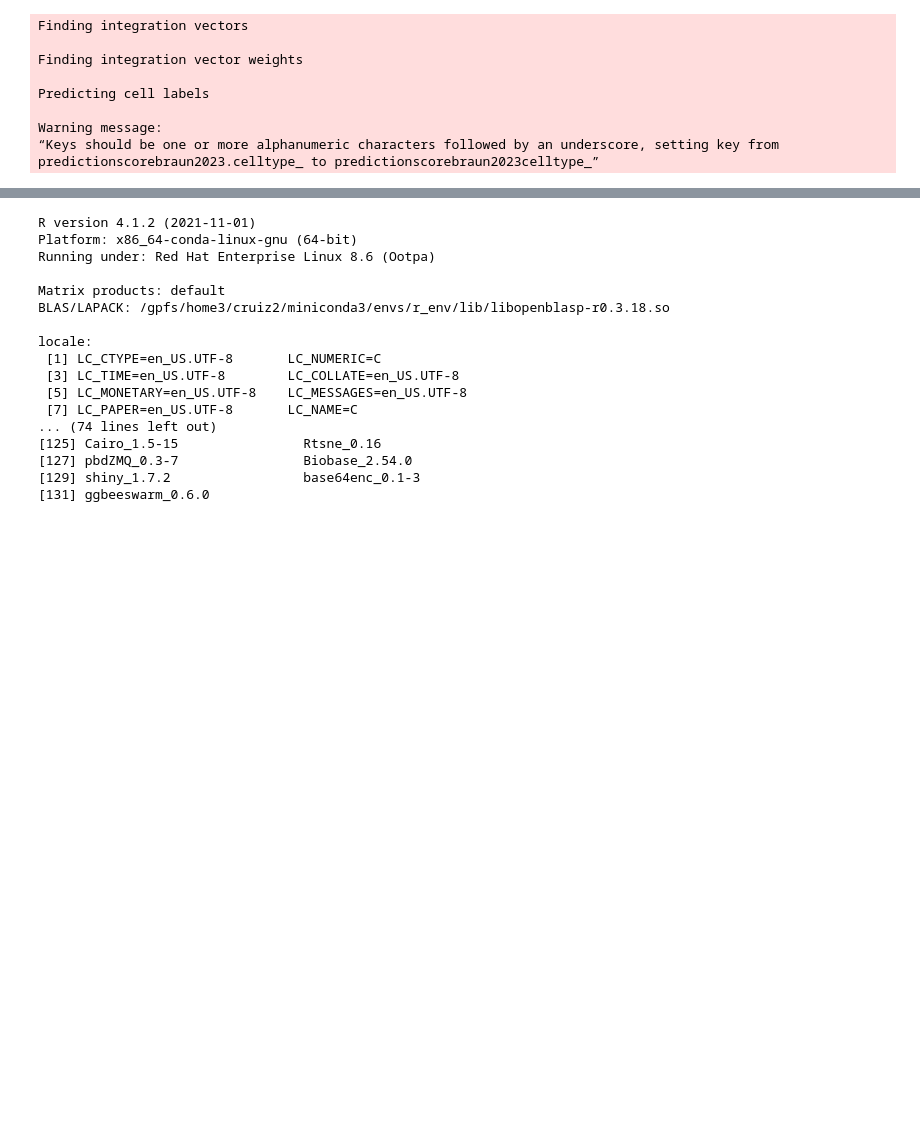
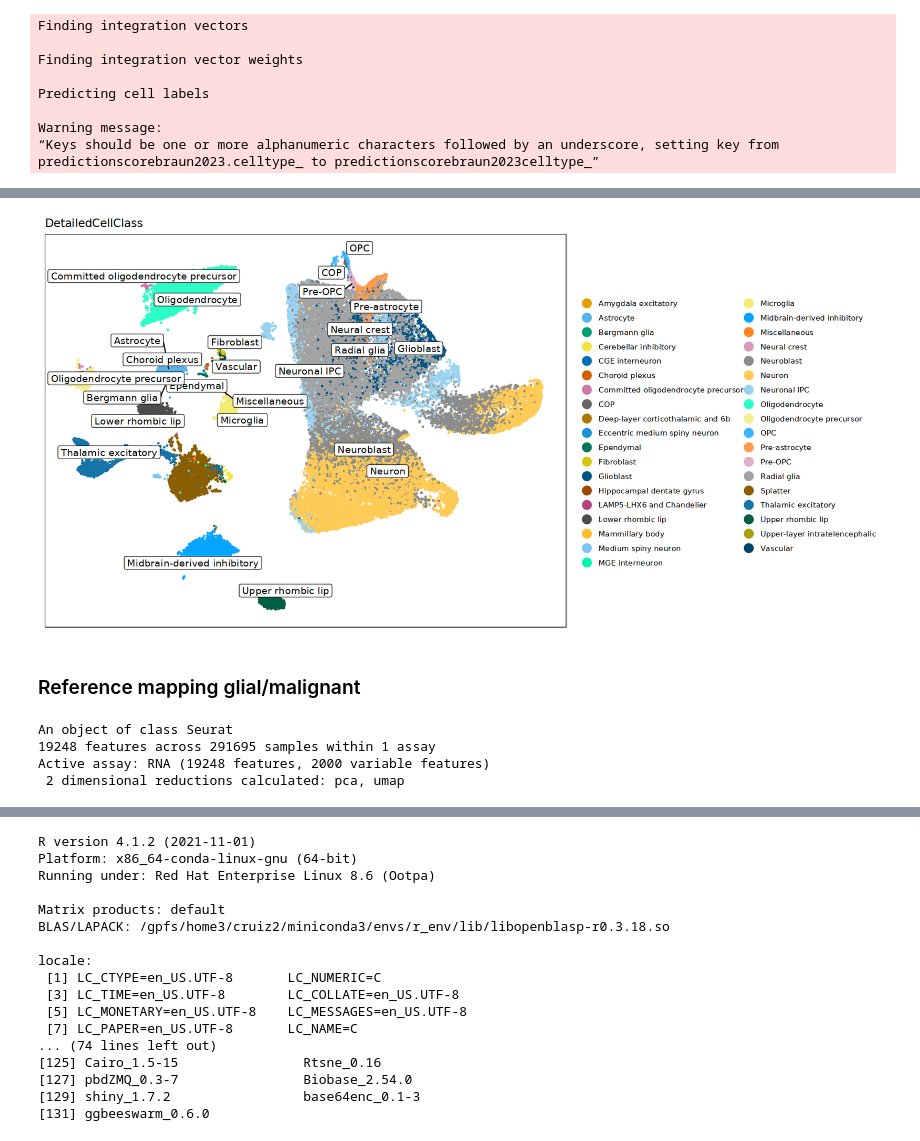
Before and after one commit to ccruizm/pHGGmap, a Jupyter notebook: 04_Malignant_cells/01_GEX/03d_reference_mapping_against_human_brain_development_atlases.ipynb, the cells around one changed output, grey strips where cells are left out. Drawn from its saved outputs; the diff is of its cells as text; code cells hidden in the pictures; blank space fills up the shorter version.

```diff
--- a/04_Malignant_cells/01_GEX/03d_reference_mapping_against_human_brain_development_atlases.ipynb
+++ b/04_Malignant_cells/01_GEX/03d_reference_mapping_against_human_brain_development_atlases.ipynb
@@ -625,0 +735,13 @@ saveRDS(dmg, '../data/predictions/malignant_rna_seurat_v4_predictions_Braun2023_
+# %%
+# Define the percentage of cells you want to subset (e.g., 30%)
+subset_percentage <- 0.2
+
+# Get the number of cells to subset
+num_cells_subset <- round(ncol(adult) * subset_percentage)
+
+# Randomly sample cell indices
+subset_indices <- sample(1:ncol(adult), num_cells_subset, replace = FALSE)
+
+# Use the subset function to subset the Seurat object
+adult <- subset(adult, cells = subset_indices)
+adult
@@ -625,0 +753,5 @@ saveRDS(dmg, '../data/predictions/malignant_rna_seurat_v4_predictions_Braun2023_
+# %%
+adult$DetailedCellClass <- adult$Supercluster
+# %%
+reference <- merge(fetal, adult, merge.data = FALSE)
+reference
@@ -625,0 +762,4 @@ saveRDS(dmg, '../data/predictions/malignant_rna_seurat_v4_predictions_Braun2023_
+# %%
+reference <- reference %>% NormalizeData()%>%FindVariableFeatures()%>%
+                ScaleData()%>%RunPCA()%>%
+                RunUMAP(reduction = 'pca', dims = 1:15, return.model = TRUE)
@@ -625,0 +794,7 @@ saveRDS(dmg, '../data/predictions/malignant_rna_seurat_v4_predictions_Braun2023_
+# %%
+options(repr.plot.height = 7, repr.plot.width = 14)
+dittoDimPlot(subset(reference, cells = sample(Cells(reference), 50000)),
+             reduction.use = "umap", var = "DetailedCellClass",
+             do.label = T, labels.size = 4,
+             do.raster = TRUE) + NoAxes()
+# %% [output]
@@ -625,0 +803,11 @@ saveRDS(dmg, '../data/predictions/malignant_rna_seurat_v4_predictions_Braun2023_
+[figure, added]
+# %% [markdown]
+### Reference mapping glial/malignant
+# %%
+dmg <- readRDS('../data/dmg_compartments/malignant_rna.rds')
+dmg
+# %% [output]
+An object of class Seurat
+19248 features across 291695 samples within 1 assay
+Active assay: RNA (19248 features, 2000 variable features)
+ 2 dimensional reductions calculated: pca, umap
```
Also changed, not shown: parts of 22 cells of this notebook, 2 other files.
